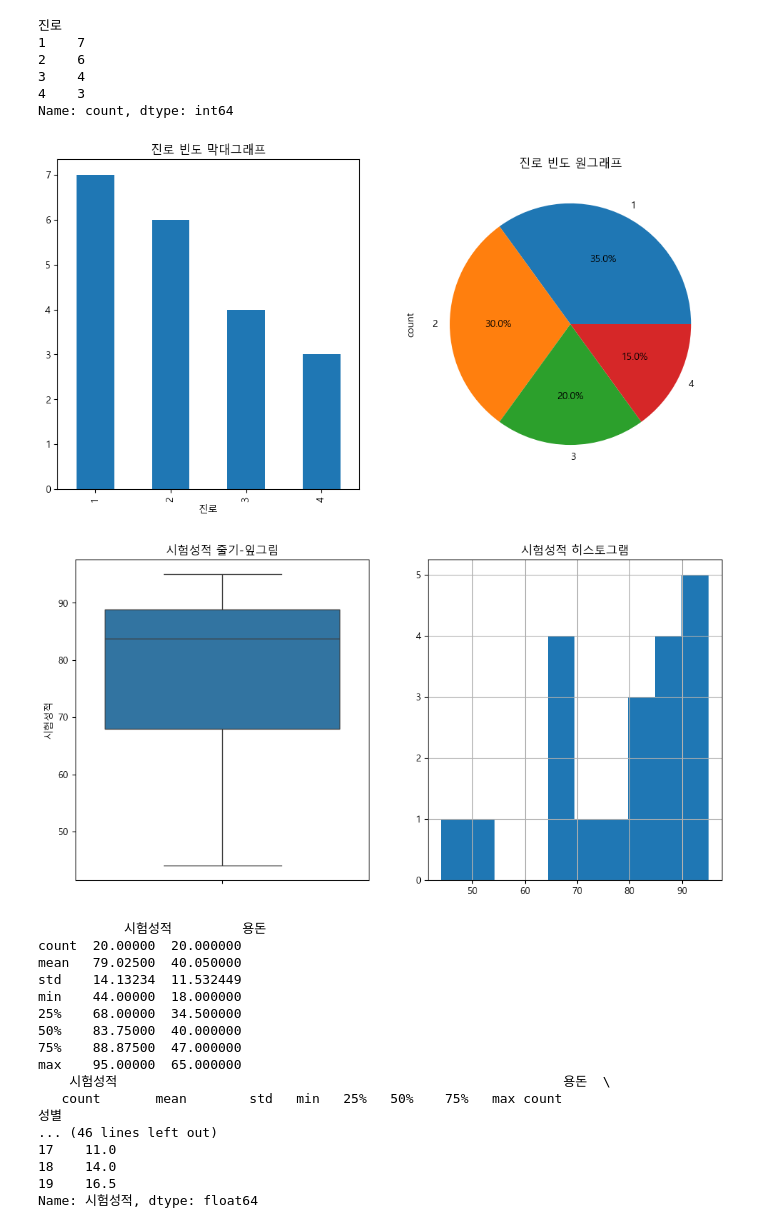
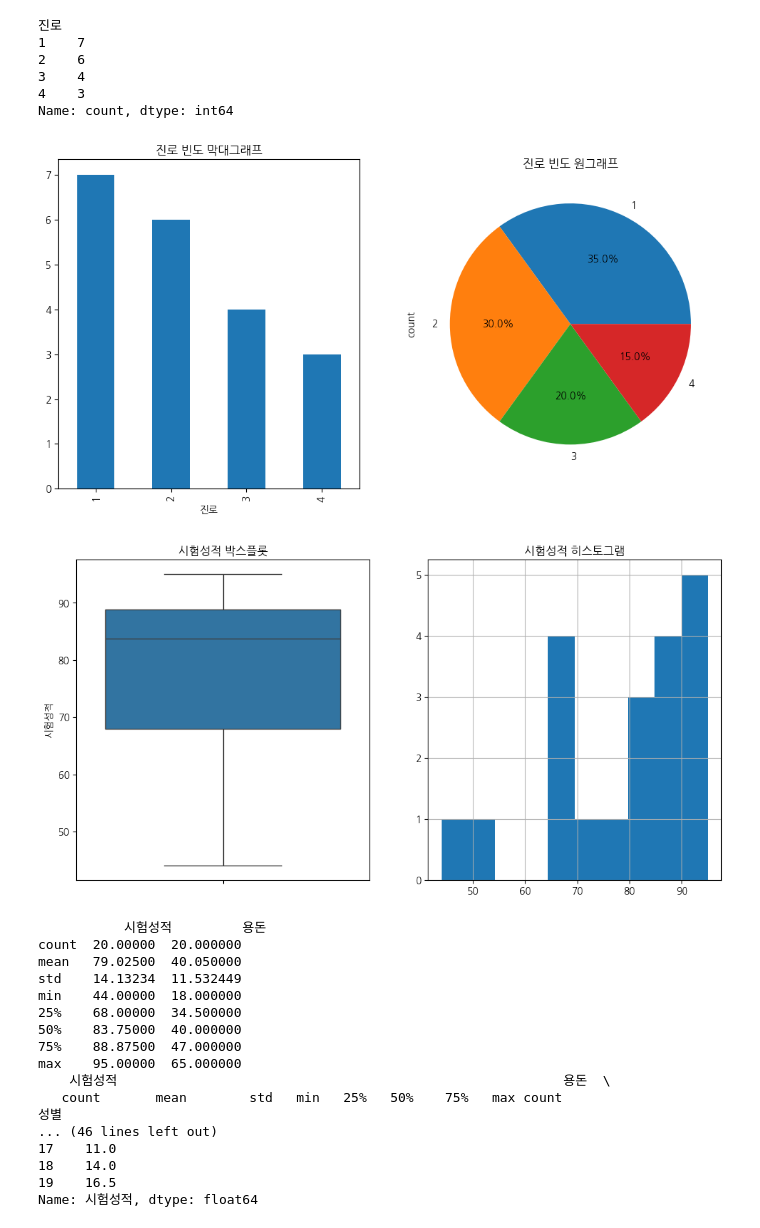
Before and after one commit to layla-focalors/r2python, a Jupyter notebook: Add-on/Addon01.ipynb, the cells around one changed output. Drawn from its saved outputs; the diff is of its cells as text; code cells hidden in the pictures.

```diff
--- a/Add-on/Addon01.ipynb
+++ b/Add-on/Addon01.ipynb
@@ -46,7 +46,7 @@ import pandas as pd
 import matplotlib.pyplot as plt
 import seaborn as sns
 
-plt.rc('font', family='Malgun Gothic')
+plt.rc('font', family='NanumGothic')
 
 # 데이터 생성
 data = {
@@ -71,37 +71,37 @@ plt.subplot(122)
 career_counts.plot(kind='pie', autopct='%1.1f%%')
 plt.title('진로 빈도 원그래프')
 plt.show()
 
-# 2) 시험성적에 대한 줄기-잎그림과 히스토그램을 작성하여라.
+# 2) 시험성적에 대한 박스플롯과 히스토그램을 작성하여라.
 plt.figure(figsize=(12, 6))
 plt.subplot(121)
 sns.boxplot(y=df['시험성적'])
-plt.title('시험성적 줄기-잎그림')
+plt.title('시험성적 박스플롯')
 plt.subplot(122)
 df['시험성적'].hist(bins=10)
 plt.title('시험성적 히스토그램')
 plt.show()
 
 # 3) 시험성적과 용돈에 대한 기술통계량을 구하고 성별에 따라 기술통계량을 구하여라.
 print(df[['시험성적', '용돈']].describe())
 print(df.groupby('성별')[['시험성적', '용돈']].describe())
 
 # 4) 중간고사 점수는 마지막 학점을 평가하는데 40%만큼 기여한다. 새로 변수를 생성하여라.
 val = df['중간고사_기여도'] = df['시험성적'] * 0.4
 print(val)
 
 # 5) 시험성적에 대해 순위변수(석차)를 생성하여라
 rank = df['시험성적_석차'] = df['시험성적'].rank(ascending=False)
 print(rank)
 # %% [output]
 진로
 1    7
 2    6
 3    4
 4    3
 Name: count, dtype: int64
-[figure, old version]
+[figure, new version]
-[figure, old version]
+[figure, new version]
            시험성적         용돈
 count  20.00000  20.000000
 mean   79.02500  40.050000
```
Also changed, not shown: parts of 1 cell of this notebook, 1 other file.
